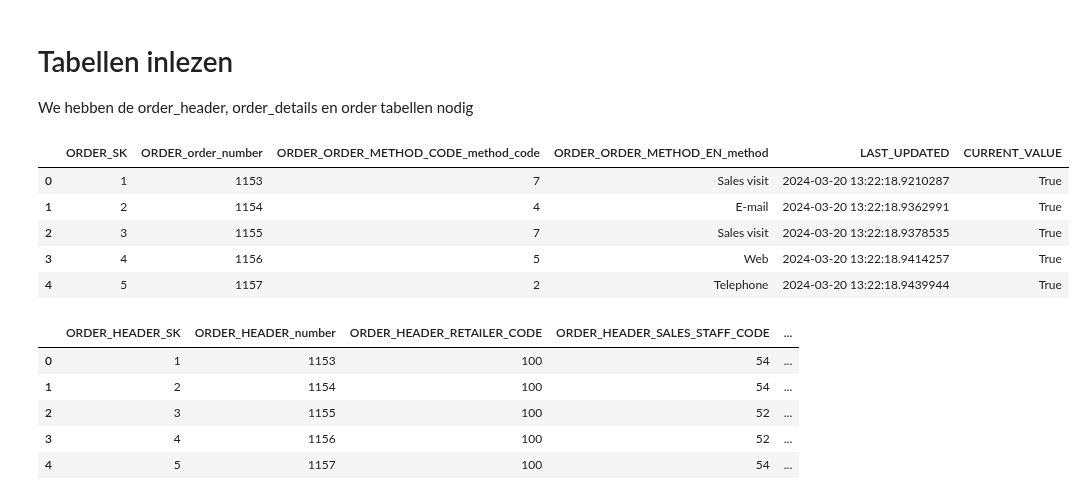
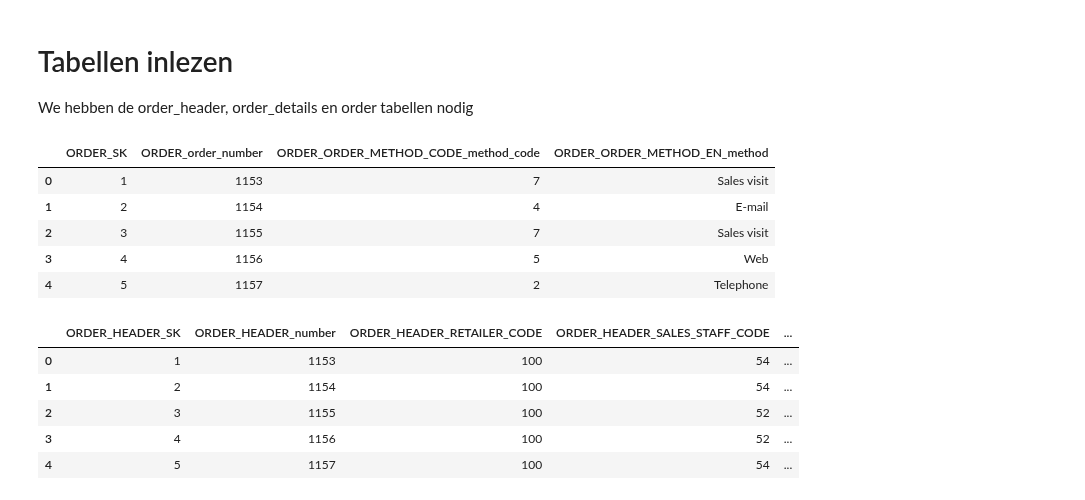
Before and after one commit to Nrojt/SE4-DEDS-Pyhton-opdrachten, a Jupyter notebook: week 8/8.1/Practicum_8.1.ipynb, the cells around one changed output. Cells and saved outputs as stored; diff of their text form; code cells hidden in the pictures.

```diff
--- a/week 8/8.1/Practicum_8.1.ipynb
+++ b/week 8/8.1/Practicum_8.1.ipynb
@@ -35,19 +36,22 @@ We hebben de order_header, order_details en order tabellen nodig
 # %%
 order_query = "SELECT * FROM [Order]"
 
 order_result = export_cursor.execute(order_query)
 order_fetch = order_result.fetchall()
 order_columns = [column[0] for column in order_result.description]
 order = pd.DataFrame.from_records(order_fetch, columns=order_columns)
 
+# dropping current value and last updated columns
+order = order.drop(columns=['CURRENT_VALUE', 'LAST_UPDATED'])
+
 order.head()
 # %% [output]
-|  | ORDER_SK | ORDER_order_number | ORDER_ORDER_METHOD_CODE_method_code | ORDER_ORDER_METHOD_EN_method | LAST_UPDATED | CURRENT_VALUE |
-| 0 | 1 | 1153 | 7 | Sales visit | 2024-03-20 13:22:18.9210287 | True |
-| 1 | 2 | 1154 | 4 | E-mail | 2024-03-20 13:22:18.9362991 | True |
-| 2 | 3 | 1155 | 7 | Sales visit | 2024-03-20 13:22:18.9378535 | True |
-| 3 | 4 | 1156 | 5 | Web | 2024-03-20 13:22:18.9414257 | True |
-| 4 | 5 | 1157 | 2 | Telephone | 2024-03-20 13:22:18.9439944 | True |
+|  | ORDER_SK | ORDER_order_number | ORDER_ORDER_METHOD_CODE_method_code | ORDER_ORDER_METHOD_EN_method |
+| 0 | 1 | 1153 | 7 | Sales visit |
+| 1 | 2 | 1154 | 4 | E-mail |
+| 2 | 3 | 1155 | 7 | Sales visit |
+| 3 | 4 | 1156 | 5 | Web |
+| 4 | 5 | 1157 | 2 | Telephone |
 # %%
 order_header_query = "SELECT * FROM Order_header"
 
```
Also changed, not shown: parts of 14 cells of this notebook, 2 other files.
